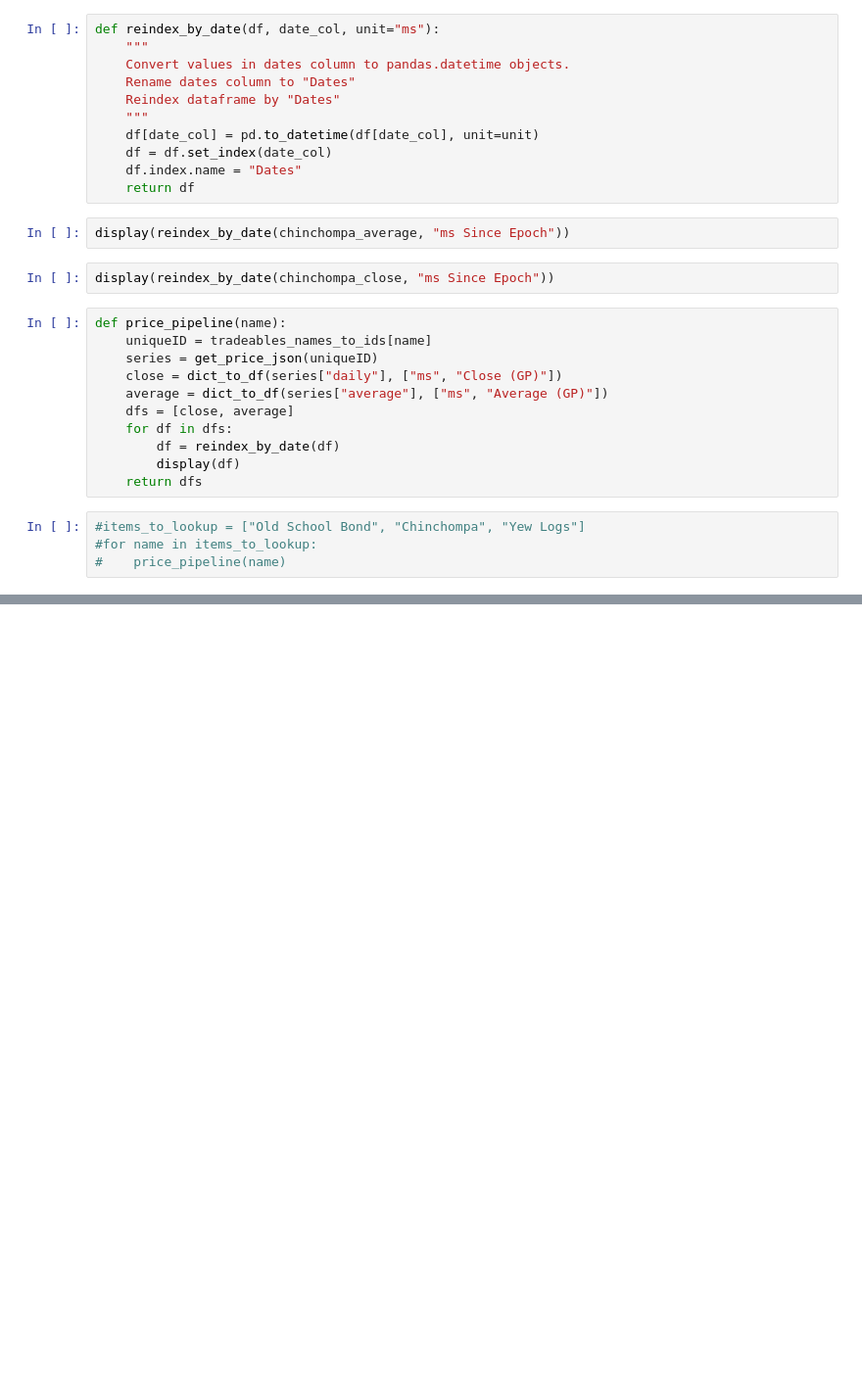
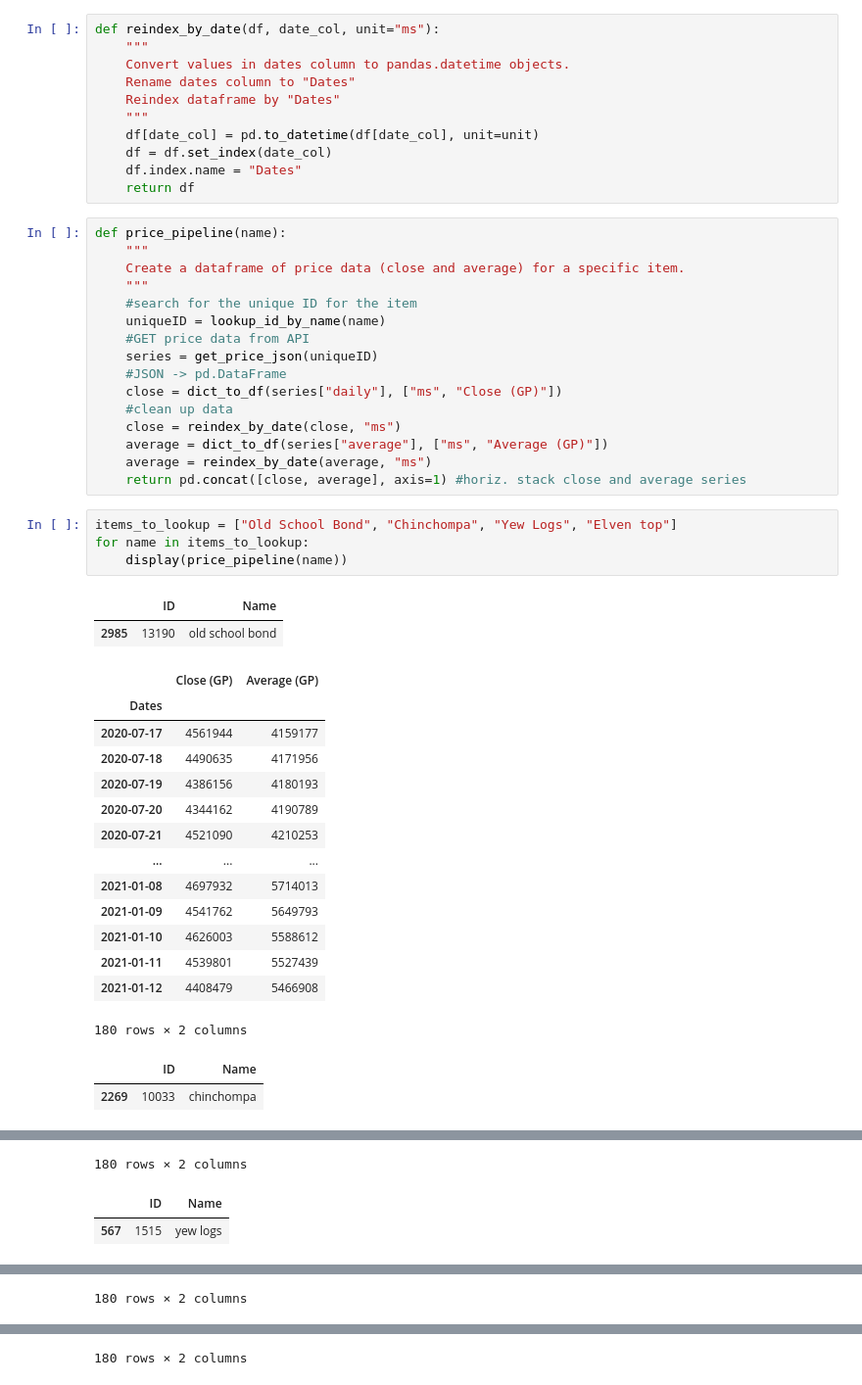
Before and after one commit to nurriol2/osrs-grand-exchange, a Jupyter notebook: notebooks/Web Scraping for Basic Tradeables Class.ipynb, the cells around one changed output, grey strips where cells are left out. Shown: that part at 98% size. Drawn from its saved outputs; the diff is of its cells as text; blank space fills up the shorter version.

Commit message:
Clean up notebook

```diff
--- a/notebooks/Web Scraping for Basic Tradeables Class.ipynb
+++ b/notebooks/Web Scraping for Basic Tradeables Class.ipynb
@@ -122,22 +99,42 @@ def reindex_by_date(df, date_col, unit="ms"):
     df = df.set_index(date_col)
     df.index.name = "Dates"
     return df
-# %%
-display(reindex_by_date(chinchompa_average, "ms Since Epoch"))
-# %%
-display(reindex_by_date(chinchompa_close, "ms Since Epoch"))
-# %%
-def price_pipeline(name):
-    uniqueID = tradeables_names_to_ids[name]
-    series = get_price_json(uniqueID)
-    close = dict_to_df(series["daily"], ["ms", "Close (GP)"])
-    average = dict_to_df(series["average"], ["ms", "Average (GP)"])
-    dfs = [close, average]
-    for df in dfs:
-        df = reindex_by_date(df)
-        display(df)
-    return dfs
+# %%
+def price_pipeline(name):
+    """
+    Create a dataframe of price data (close and average) for a specific item.
+    """
+    #search for the unique ID for the item
+    uniqueID = lookup_id_by_name(name)
+    #GET price data from API
+    series = get_price_json(uniqueID)
+    #JSON -> pd.DataFrame
+    close = dict_to_df(series["daily"], ["ms", "Close (GP)"])
+    #clean up data
+    close = reindex_by_date(close, "ms")
+    average = dict_to_df(series["average"], ["ms", "Average (GP)"])
+    average = reindex_by_date(average, "ms")
+    return pd.concat([close, average], axis=1) #horiz. stack close and average series
 # %%
-#items_to_lookup = ["Old School Bond", "Chinchompa", "Yew Logs"]
-#for name in items_to_lookup:
-#    price_pipeline(name)
+items_to_lookup = ["Old School Bond", "Chinchompa", "Yew Logs", "Elven top"]
+for name in items_to_lookup:
+    display(price_pipeline(name))
+# %% [output]
+|  | ID | Name |
+| 2985 | 13190 | old school bond |
+|  | Close (GP) | Average (GP) |
+| Dates |  |  |
+| 2020-07-17 | 4561944 | 4159177 |
+| 2020-07-18 | 4490635 | 4171956 |
+| 2020-07-19 | 4386156 | 4180193 |
+| 2020-07-20 | 4344162 | 4190789 |
+| 2020-07-21 | 4521090 | 4210253 |
+| ... | ... | ... |
+| 2021-01-08 | 4697932 | 5714013 |
+| 2021-01-09 | 4541762 | 5649793 |
+| 2021-01-10 | 4626003 | 5588612 |
+| 2021-01-11 | 4539801 | 5527439 |
+| 2021-01-12 | 4408479 | 5466908 |
+180 rows × 2 columns
+|  | ID | Name |
+| 2269 | 10033 | chinchompa |
@@ -143,0 +154,3 @@ def price_pipeline(name):
+180 rows × 2 columns
+|  | ID | Name |
+| 567 | 1515 | yew logs |
@@ -143,0 +170 @@ def price_pipeline(name):
+180 rows × 2 columns
@@ -143,0 +189 @@ def price_pipeline(name):
+180 rows × 2 columns
```
Also changed, not shown: parts of 21 cells of this notebook.
